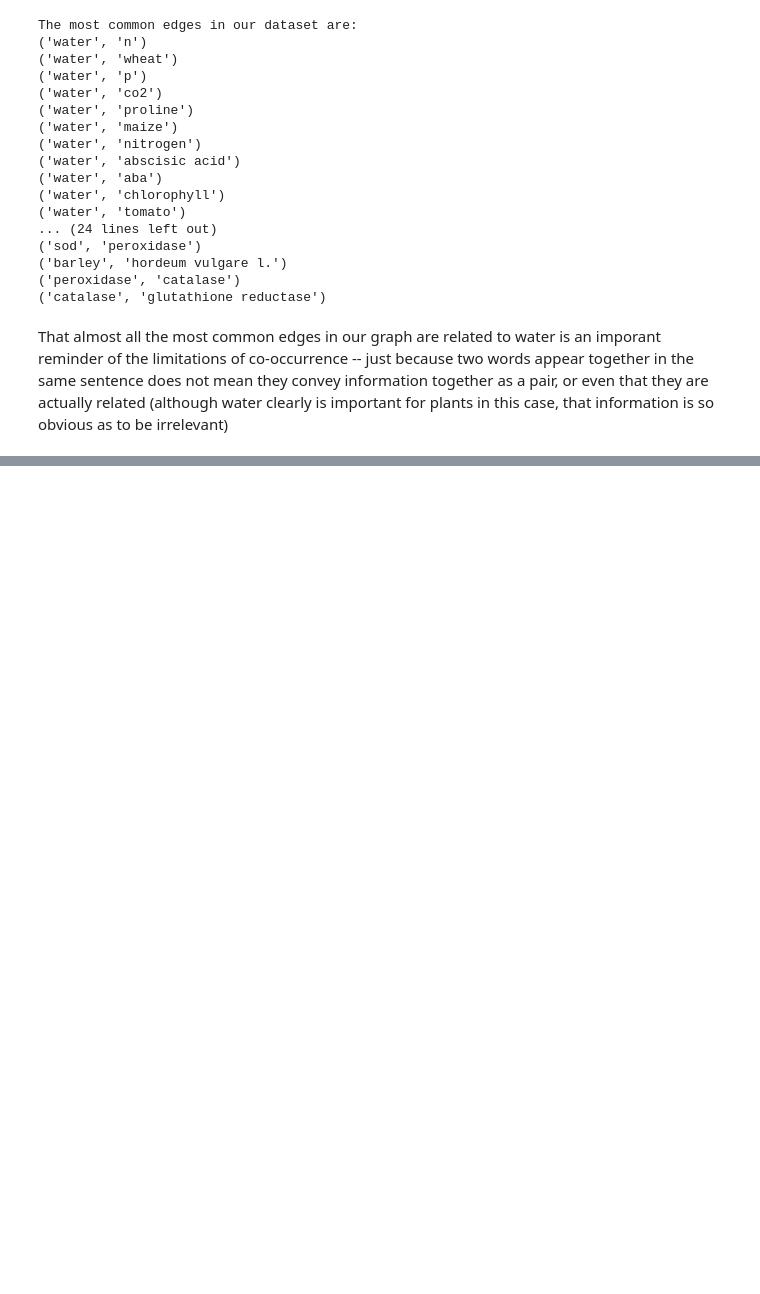
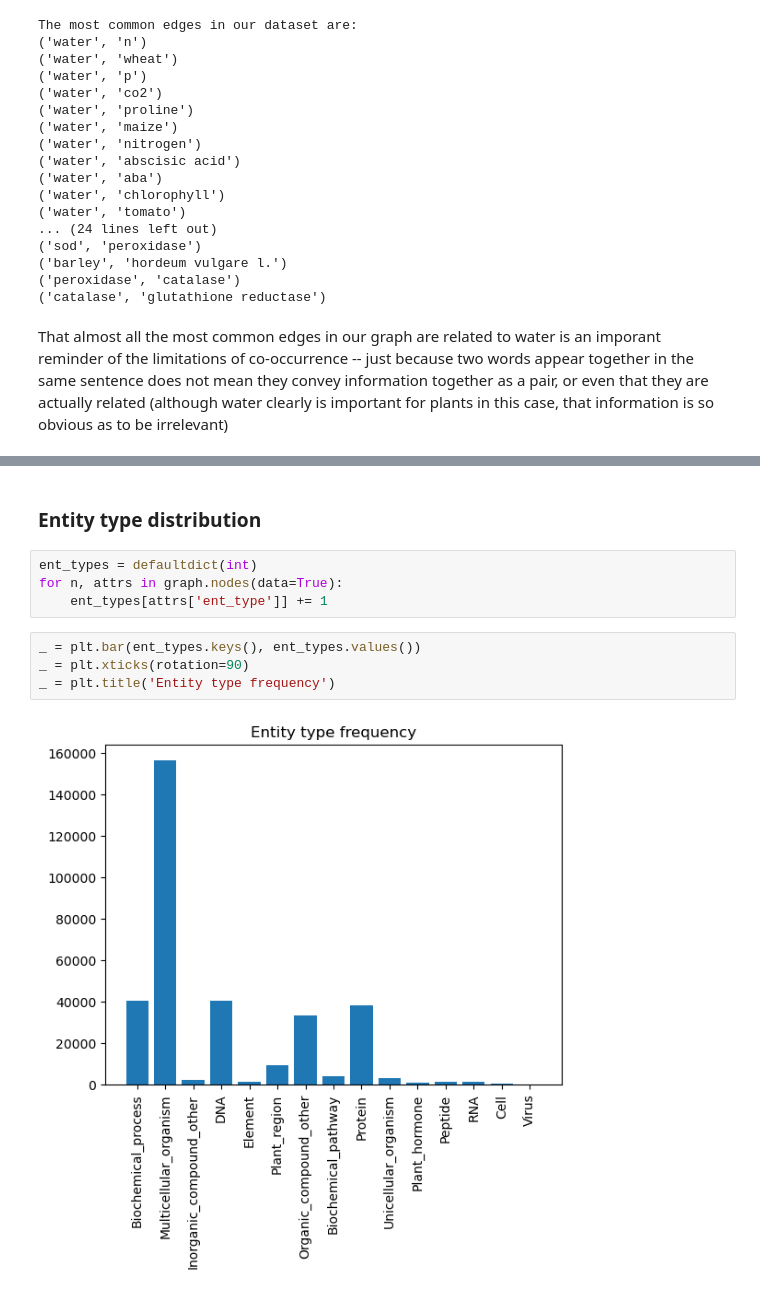
Before and after one commit to serenalotreck/literature-genes, a Jupyter notebook: notebooks/dygiepp_co_occurrence_network_exploration.ipynb, the cells around one changed output, grey strips where cells are left out. Drawn from its saved outputs; the diff is of its cells as text; blank space fills up the shorter version.

```diff
--- a/notebooks/dygiepp_co_occurrence_network_exploration.ipynb
+++ b/notebooks/dygiepp_co_occurrence_network_exploration.ipynb
@@ -452,0 +470,12 @@ What kind of information does this graph contain that would help us make predict
+# %% [markdown]
+### Entity type distribution
+# %%
+ent_types = defaultdict(int)
+for n, attrs in graph.nodes(data=True):
+    ent_types[attrs['ent_type']] += 1
+# %%
+_ = plt.bar(ent_types.keys(), ent_types.values())
+_ = plt.xticks(rotation=90)
+_ = plt.title('Entity type frequency')
+# %% [output]
+[figure, added]
```
Also changed, not shown: parts of 25 cells of this notebook.
